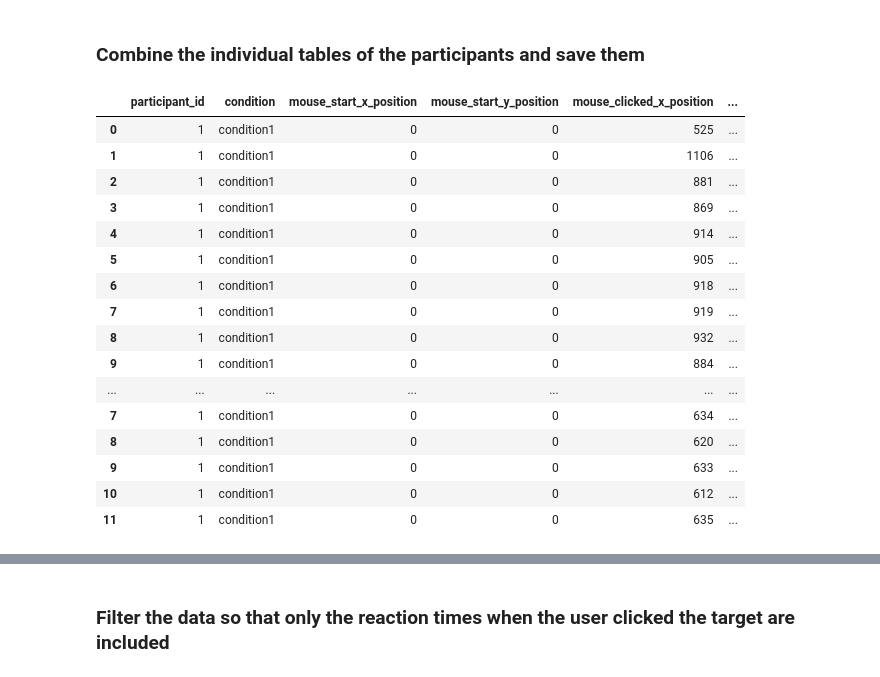
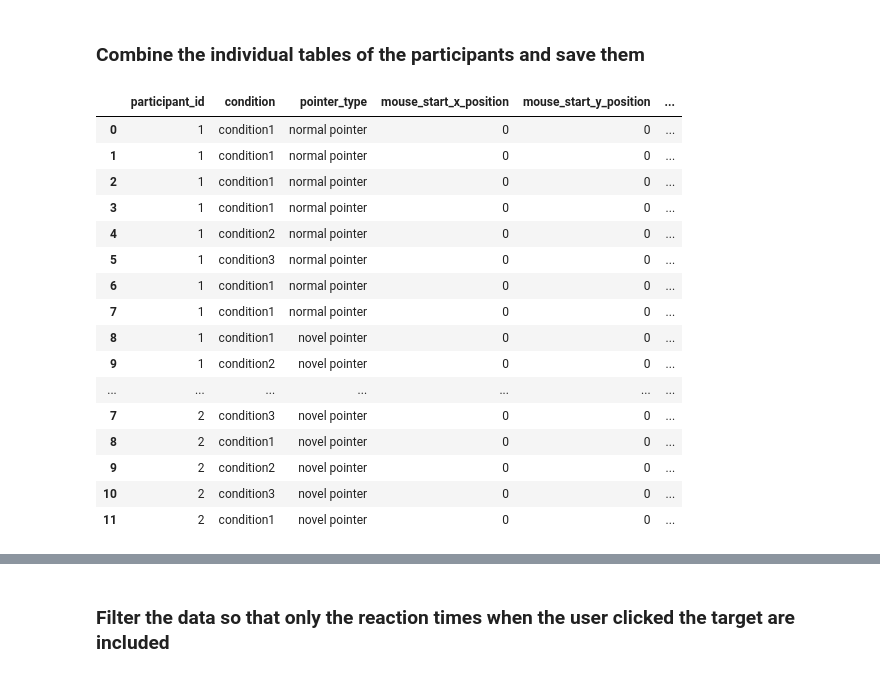
Before and after one commit to ITT-21SS-UR/assignment-04-sc, a Jupyter notebook: experiment/pointing_technique_experiment.ipynb, the cells around one changed output, grey strips where cells are left out. Drawn from its saved outputs; the diff is of its cells as text; code cells hidden in the pictures.

```diff
--- a/experiment/pointing_technique_experiment.ipynb
+++ b/experiment/pointing_technique_experiment.ipynb
@@ -41,33 +77,30 @@ raw_data_2 = pd.read_csv("./test2.csv")
 # %%
 pointing_technique_table = pd.concat([
     raw_data_1,
-    raw_data_2,
+    raw_data_2
+    # raw_data_3,
+    # raw_data_4
 ])
 
-pointing_technique_table.to_csv(
-    "pointing_technique_table.csv",
-    # sep = ',',
-    # names=['participant_id', 'condition', 'distance_to_start_position', 'is_target'],
-    index=False
-)
+pointing_technique_table.to_csv("pointing_technique_table.csv", index=False)
 
 pointing_technique_table
 # %% [output]
-|  | participant_id | condition | mouse_start_x_position | mouse_start_y_position | mouse_clicked_x_position | ... |
-| 0 | 1 | condition1 | 0 | 0 | 525 | ... |
-| 1 | 1 | condition1 | 0 | 0 | 1106 | ... |
-| 2 | 1 | condition1 | 0 | 0 | 881 | ... |
-| 3 | 1 | condition1 | 0 | 0 | 869 | ... |
-| 4 | 1 | condition1 | 0 | 0 | 914 | ... |
-| 5 | 1 | condition1 | 0 | 0 | 905 | ... |
-| 6 | 1 | condition1 | 0 | 0 | 918 | ... |
-| 7 | 1 | condition1 | 0 | 0 | 919 | ... |
-| 8 | 1 | condition1 | 0 | 0 | 932 | ... |
-| 9 | 1 | condition1 | 0 | 0 | 884 | ... |
+|  | participant_id | condition | pointer_type | mouse_start_x_position | mouse_start_y_position | ... |
+| 0 | 1 | condition1 | normal pointer | 0 | 0 | ... |
+| 1 | 1 | condition1 | normal pointer | 0 | 0 | ... |
+| 2 | 1 | condition1 | normal pointer | 0 | 0 | ... |
+| 3 | 1 | condition1 | normal pointer | 0 | 0 | ... |
+| 4 | 1 | condition2 | normal pointer | 0 | 0 | ... |
+| 5 | 1 | condition3 | normal pointer | 0 | 0 | ... |
+| 6 | 1 | condition1 | normal pointer | 0 | 0 | ... |
+| 7 | 1 | condition1 | normal pointer | 0 | 0 | ... |
+| 8 | 1 | condition1 | novel pointer | 0 | 0 | ... |
+| 9 | 1 | condition2 | novel pointer | 0 | 0 | ... |
 | ... | ... | ... | ... | ... | ... | ... |
-| 7 | 1 | condition1 | 0 | 0 | 634 | ... |
-| 8 | 1 | condition1 | 0 | 0 | 620 | ... |
-| 9 | 1 | condition1 | 0 | 0 | 633 | ... |
-| 10 | 1 | condition1 | 0 | 0 | 612 | ... |
-| 11 | 1 | condition1 | 0 | 0 | 635 | ... |
+| 7 | 2 | condition3 | novel pointer | 0 | 0 | ... |
+| 8 | 2 | condition1 | novel pointer | 0 | 0 | ... |
+| 9 | 2 | condition2 | novel pointer | 0 | 0 | ... |
+| 10 | 2 | condition3 | novel pointer | 0 | 0 | ... |
+| 11 | 2 | condition1 | novel pointer | 0 | 0 | ... |
 # %% [markdown]
```
Also changed, not shown: parts of 25 cells of this notebook, 8 other files.
